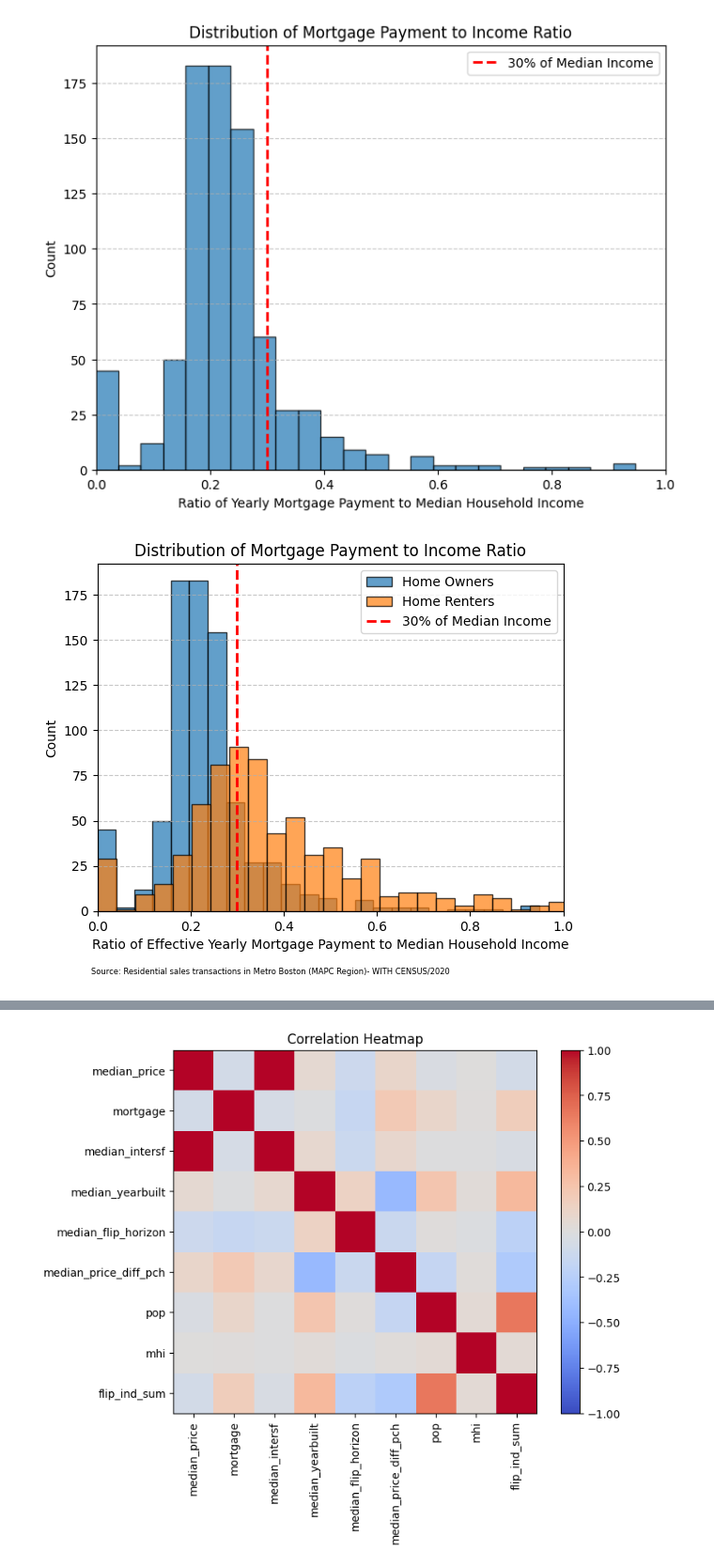
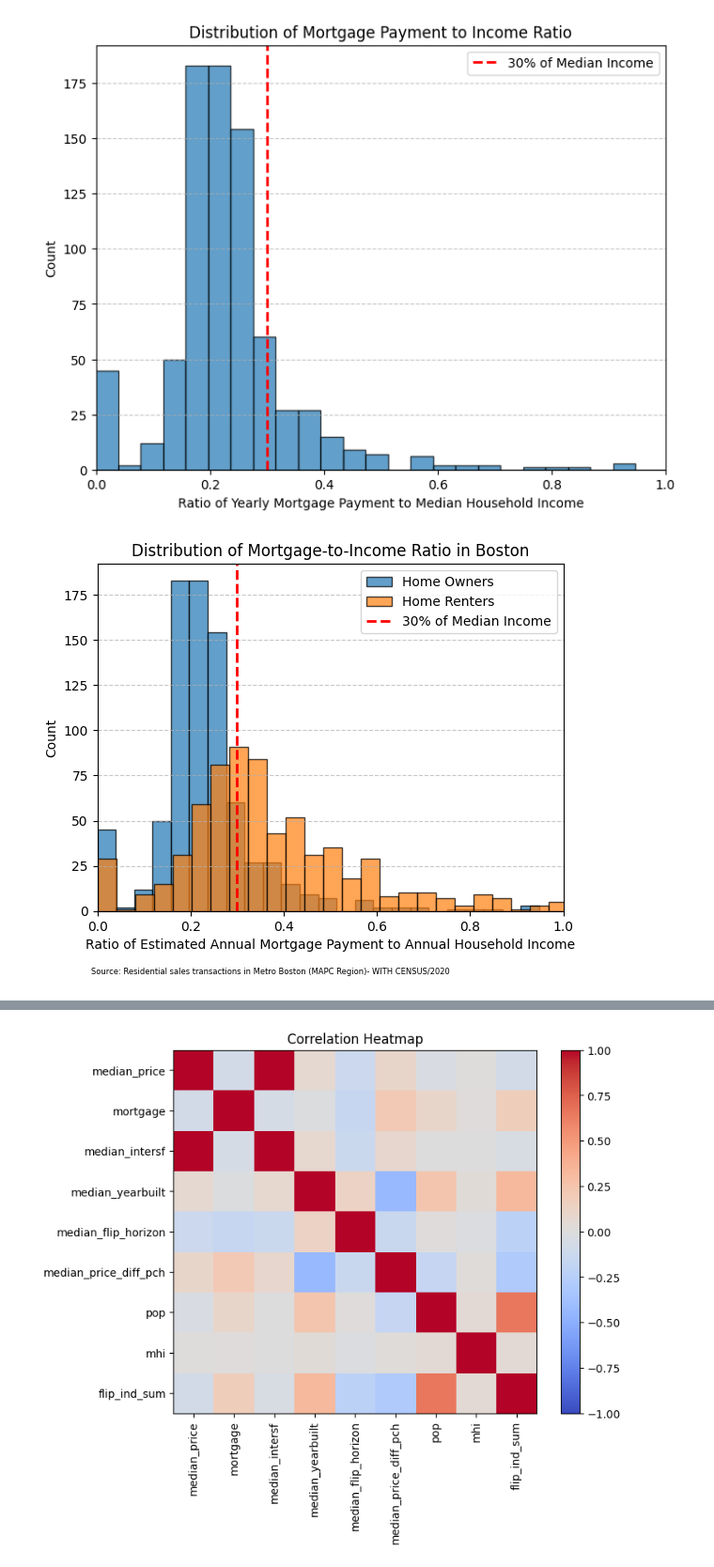
Before and after one commit to an-bo-chen/6.C85-Final-Project, a Jupyter notebook: visualization scripts/residental_sales_visualization_aggregated2020.ipynb, the cells around one changed output, grey strips where cells are left out. Shown: that part at 94% size. Drawn from its saved outputs; the diff is of its cells as text; code cells hidden in the pictures.

```diff
--- a/visualization scripts/residental_sales_visualization_aggregated2020.ipynb
+++ b/visualization scripts/residental_sales_visualization_aggregated2020.ipynb
@@ -139,36 +139,36 @@ df = df[df['mortgage_to_income_ratio'] != float('inf')]
 # Calculate yearly mortgage payments
 df['yearly_mortgage_payment'] = df['mortgage'].apply(yearly_mortgage_payment)
 
 # Drop rows with missing values in the relevant columns
 df_filtered = df.dropna(subset=['yearly_mortgage_payment', 'r_mhi'])
 
 
 
 
 # Define the 30% threshold line
 threshold_ratio = 0.30
 
 # Plot histogram of the ratio of yearly mortgage payment to median household income
 plt.plot(figsize=(8,6))
 plt.hist(df_filtered2['yearly_mortgage_payment'] / df_filtered2['mhi'], bins=300, edgecolor='black', alpha=0.7,label = "Home Owners")
 plt.hist(df_filtered['yearly_mortgage_payment'] / df_filtered['r_mhi'], bins=300, edgecolor='black', alpha=0.7,label = "Home Renters")
 plt.axvline(threshold_ratio, color='red', linestyle='dashed', linewidth=2, label="30% of Median Income")
 
 # Labels and title
-plt.xlabel("Ratio of Effective Yearly Mortgage Payment to Median Household Income")
+plt.xlabel("Ratio of Estimated Annual Mortgage Payment to Annual Household Income")
 plt.ylabel("Count")
-plt.title("Distribution of Mortgage Payment to Income Ratio")
+plt.title("Distribution of Mortgage-to-Income Ratio in Boston")
 plt.legend()
 plt.grid(axis='y', linestyle='--', alpha=0.7)
 plt.xlim([0,1])
 #plt.yscale("log")
 plt.text(-0.0125, -35, "Source: Residential sales transactions in Metro Boston (MAPC Region)- WITH CENSUS/2020", fontsize=6)
 
 
 # Show the plot
 plt.show()
 # %% [output]
-[figure, old version]
+[figure, new version]
 # %%
 df.columns
 # %% [output]
```
Also changed, not shown: 2 other files.
